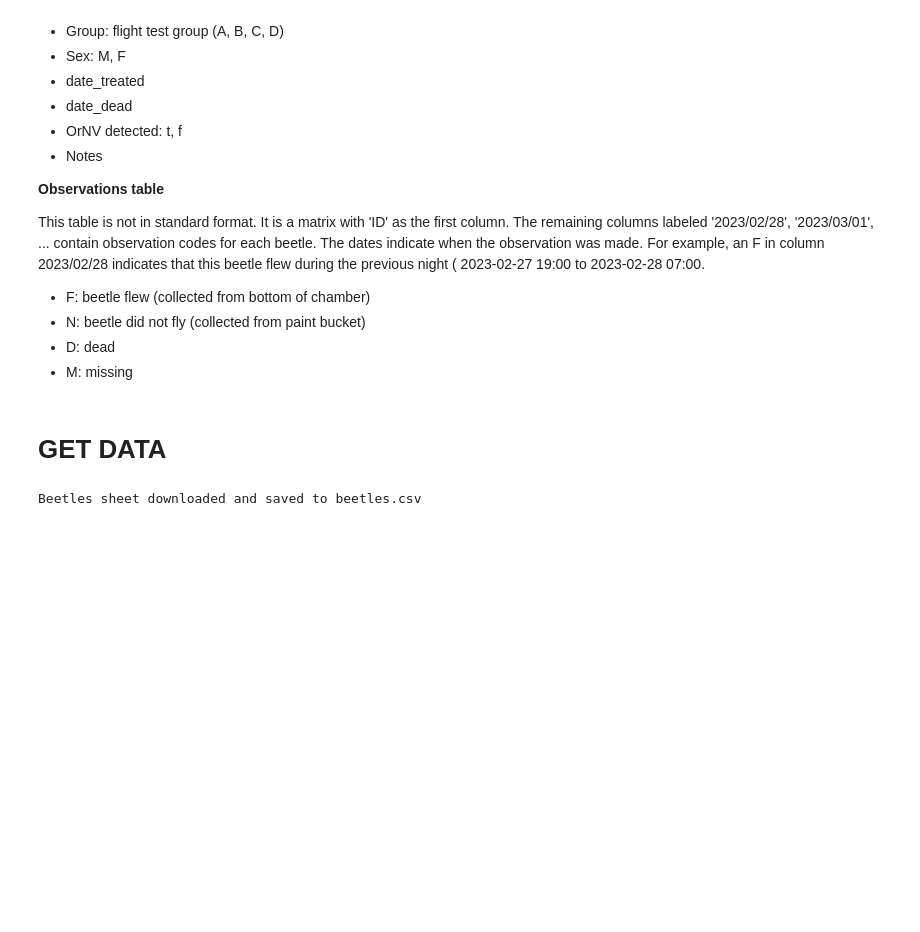
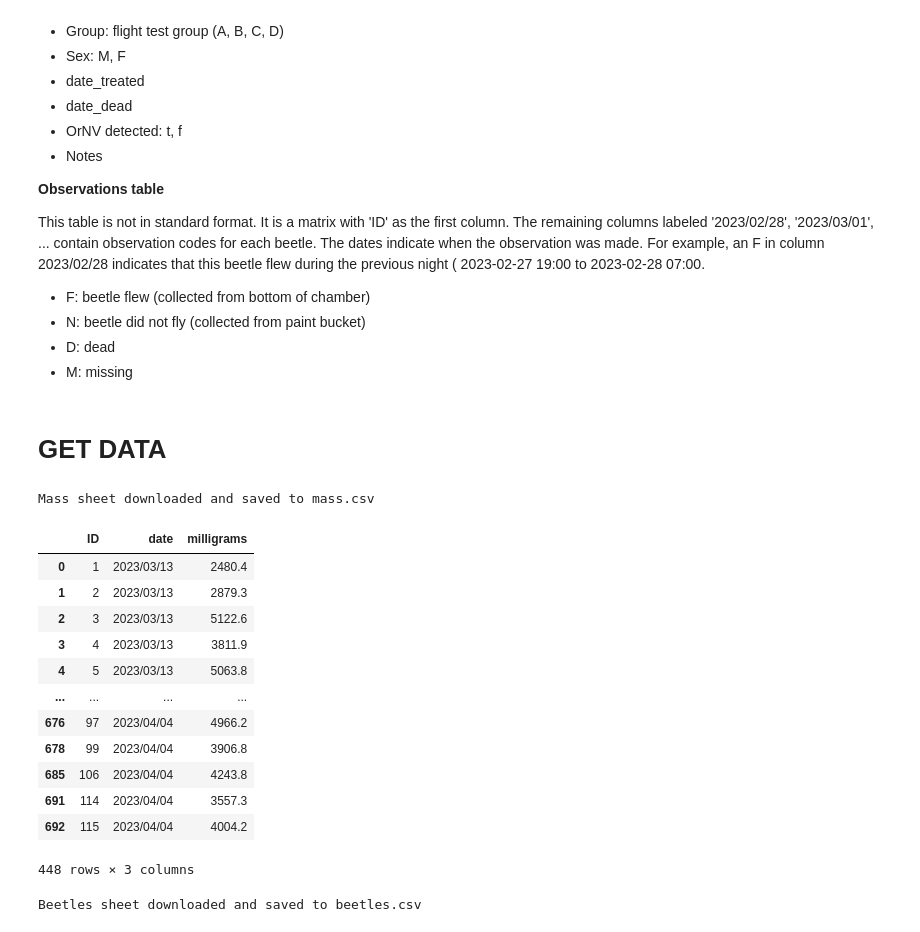
Before and after one commit to aubreymoore/crb-flight-test, a Jupyter notebook: read_data.ipynb, the cells around one changed output. Saved outputs shown, nothing was run; the diff lists cells and outputs as text; code cells hidden in the pictures; blank space fills up the shorter version.

```diff
--- a/read_data.ipynb
+++ b/read_data.ipynb
@@ -38,6 +38,37 @@ def get_google_sheet(sheet_id, sheet_name):
 
 # SHEET_ID = '1jwgm7h_-Al4MspsfC4sP6E03QrjpZcTPr2JC7WLU2QM'
 # get_google_sheet(SHEET_ID, 'Beetles')
+# %%
+# get mass table
+
+try:
+    df_mass = get_google_sheet(SHEET_ID, 'Mass')
+    df_mass = pd.melt(df_mass, id_vars=['Unnamed: 0'], var_name='date', value_name='milligrams')
+    df_mass.rename({'Unnamed: 0':'ID'}, axis='columns', inplace=True)
+    df_mass.dropna(inplace=True)
+    # save to disk
+    df_mass.to_csv('mass.csv', index=False)
+    print('Mass sheet downloaded and saved to mass.csv')
+except Exception as e:
+    print(e)
+    print('WARNING: Failed to get beetles table from Google sheets; Reading csv file from disk')
+    df_beetles = pd.read_csv('mass.csv')
+df_mass
+# %% [output]
+Mass sheet downloaded and saved to mass.csv
+|  | ID | date | milligrams |
+| 0 | 1 | 2023/03/13 | 2480.4 |
+| 1 | 2 | 2023/03/13 | 2879.3 |
+| 2 | 3 | 2023/03/13 | 5122.6 |
+| 3 | 4 | 2023/03/13 | 3811.9 |
+| 4 | 5 | 2023/03/13 | 5063.8 |
+| ... | ... | ... | ... |
+| 676 | 97 | 2023/04/04 | 4966.2 |
+| 678 | 99 | 2023/04/04 | 3906.8 |
+| 685 | 106 | 2023/04/04 | 4243.8 |
+| 691 | 114 | 2023/04/04 | 3557.3 |
+| 692 | 115 | 2023/04/04 | 4004.2 |
+448 rows × 3 columns
 # %%
 # get 'beetles' table
 
```
Also changed, not shown: parts of 3 cells of this notebook, 6 other files.
